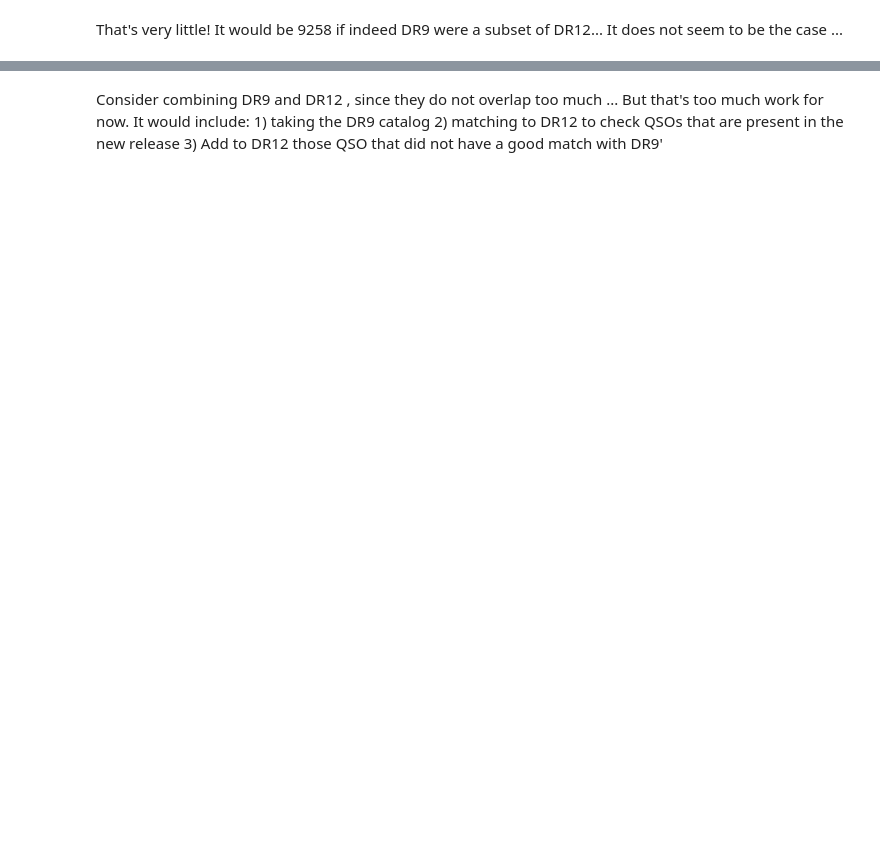
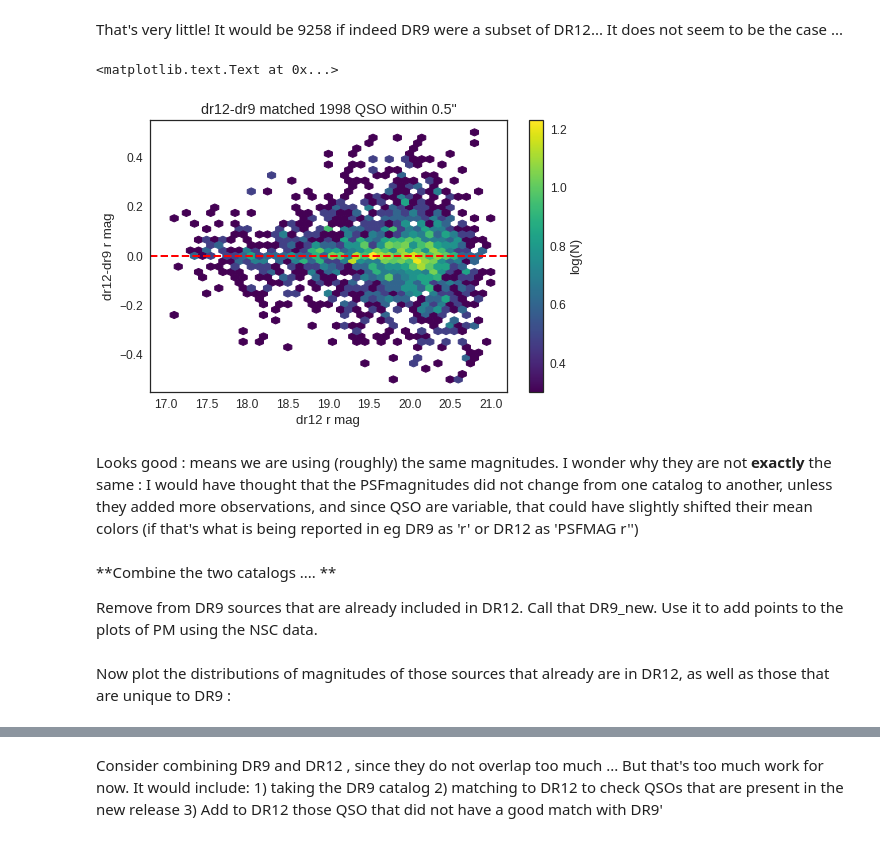
Before and after one commit to dirac-institute/uw-astr598-w18, a Jupyter notebook: homeworks/group2/HW_2/HW2-part2_group2.ipynb, the cells around one changed output, grey strips where cells are left out. Saved outputs shown, nothing was run; the diff lists cells and outputs as text; code cells hidden in the pictures; blank space fills up the shorter version.

```diff
--- a/homeworks/group2/HW_2/HW2-part2_group2.ipynb
+++ b/homeworks/group2/HW_2/HW2-part2_group2.ipynb
@@ -454,0 +442,24 @@ print('Of ', np.sum(m_ra*m_dec),' QSO within S82 footprint, ',
+# %%
+# Consider the matched sources: are the magnitudes the same ?
+fig,ax = plt.subplots(1,1,figsize=(8,5))
+mag12 = Table(dr9_12_matched['PSFMAG'], names=('u', 'g', 'r', 'i','z'))
+r9 = dr9_12_matched['r']
+r12 = mag12['r']
+x = r12
+y = r12 - r9
+im1 = ax.hexbin(r12, r9-r12, bins='log', cmap=plt.cm.viridis,
+               mincnt=1, extent=(17,21,-0.5,0.5 ),gridsize=40 )
+cb = plt.colorbar(im1,label='log(N)')
+ax.axhline(0, ls='--', lw=2, c='red')
+ax.set_xlabel('dr12 r mag')
+ax.set_ylabel('dr12-dr9 r mag')
+ax.set_title('dr12-dr9 matched '+str(len(dr9_12_matched))+' QSO within 0.5"')
+# %% [output]
+<matplotlib.text.Text at 0x...>
+[figure, added]
+# %% [markdown]
+Looks good : means we are using (roughly) the same magnitudes. I wonder why they are not **exactly** the same : I would have thought that the PSFmagnitudes did not change from one catalog to another, unless they added more observations, and since QSO are variable, that could have slightly shifted their mean colors (if that's what is being reported in eg DR9 as 'r' or DR12 as 'PSFMAG r'')
+# %% [markdown]
+**Combine the two catalogs .... **
+
+Remove from DR9 sources  that are already included in DR12. Call that DR9_new.  Use it to add points to the plots of PM using the NSC data.
@@ -454,0 +468,2 @@ print('Of ', np.sum(m_ra*m_dec),' QSO within S82 footprint, ',
+# %% [markdown]
+Now plot the distributions of magnitudes of those sources that already are in DR12, as well as those that are unique to DR9 :
```
Also changed, not shown: parts of 39 cells of this notebook.
